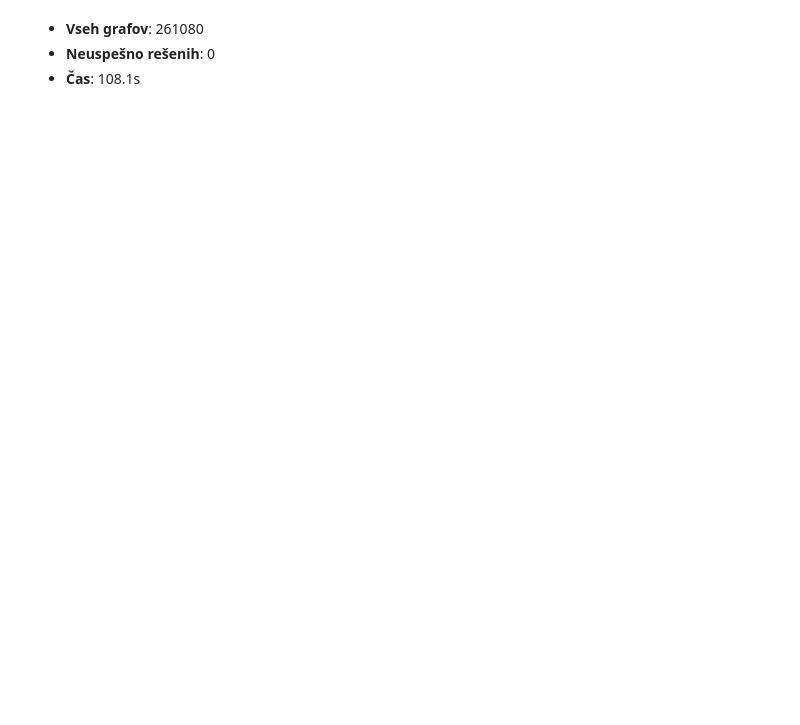
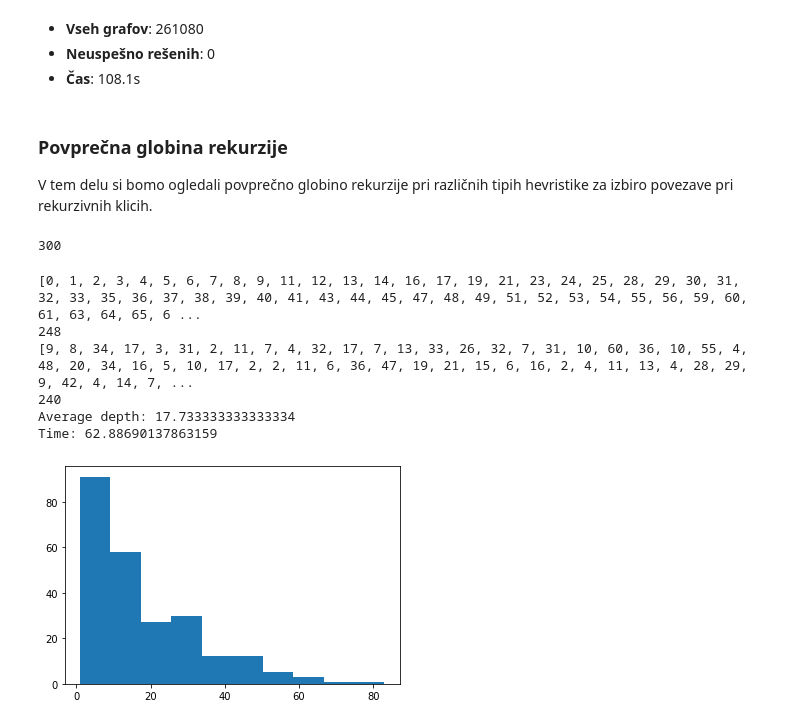
Before and after one commit to gasperxy/Magistersa-Naloga, a Jupyter notebook: Koda/test_notebook.ipynb, the cells around one changed output. Drawn from its saved outputs; the diff is of its cells as text; code cells hidden in the pictures; blank space fills up the shorter version.

```diff
--- a/Koda/test_notebook.ipynb
+++ b/Koda/test_notebook.ipynb
@@ -154,3 +163,50 @@ It takes 108.85072922706604 seconds to solve it!
 * **Vseh grafov**: 261080
 * **Neuspešno rešenih**: 0
 * **Čas**: 108.1s
+# %% [markdown]
+### Povprečna globina rekurzije
+
+V tem delu si bomo ogledali povprečno globino rekurzije pri različnih tipih hevristike za izbiro povezave pri rekurzivnih klicih.
+# %%
+test_graphs = read_graph6("graph_examples/test_30.txt")
+len(test_graphs)
+# %% [output]
+300
+# %%
+results = []
+start_time = time.time()
+#rnd.seed(1111)
+
+for i in range(len(test_graphs)):
+    g = Graph(test_graphs[i])
+    g.unit_weights(2)
+    h = solve_recursive(g, h=1)
+    results.append(h)
+
+
+depths = []
+indeces = []
+
+for r in range(len(results)):
+    if(results[r].history):
+        depths.append(len(results[r].history))
+        indeces.append(r)
+
+index_max = max(range(len(depths)), key=depths.__getitem__)
+print(indeces)
+print(indeces[index_max])
+print(depths)
+print(len(depths))
+print("Average depth: " + str(sum(depths)/len(depths)))
+print("Time: " + str(time.time() - start_time))
+
+plt.hist(depths)
+plt.show()
+# %% [output]
+[0, 1, 2, 3, 4, 5, 6, 7, 8, 9, 11, 12, 13, 14, 16, 17, 19, 21, 23, 24, 25, 28, 29, 30, 31, 32, 33, 35, 36, 37, 38, 39, 40, 41, 43, 44, 45, 47, 48, 49, 51, 52, 53, 54, 55, 56, 59, 60, 61, 63, 64, 65, 6 ...
+248
+[9, 8, 34, 17, 3, 31, 2, 11, 7, 4, 32, 17, 7, 13, 33, 26, 32, 7, 31, 10, 60, 36, 10, 55, 4, 48, 20, 34, 16, 5, 10, 17, 2, 2, 11, 6, 36, 47, 19, 21, 15, 6, 16, 2, 4, 11, 13, 4, 28, 29, 9, 42, 4, 14, 7, ...
+240
+Average depth: 17.733333333333334
+Time: 62.88690137863159
+[figure, added]
```
Also changed, not shown: parts of 8 cells of this notebook, 8 other files.
